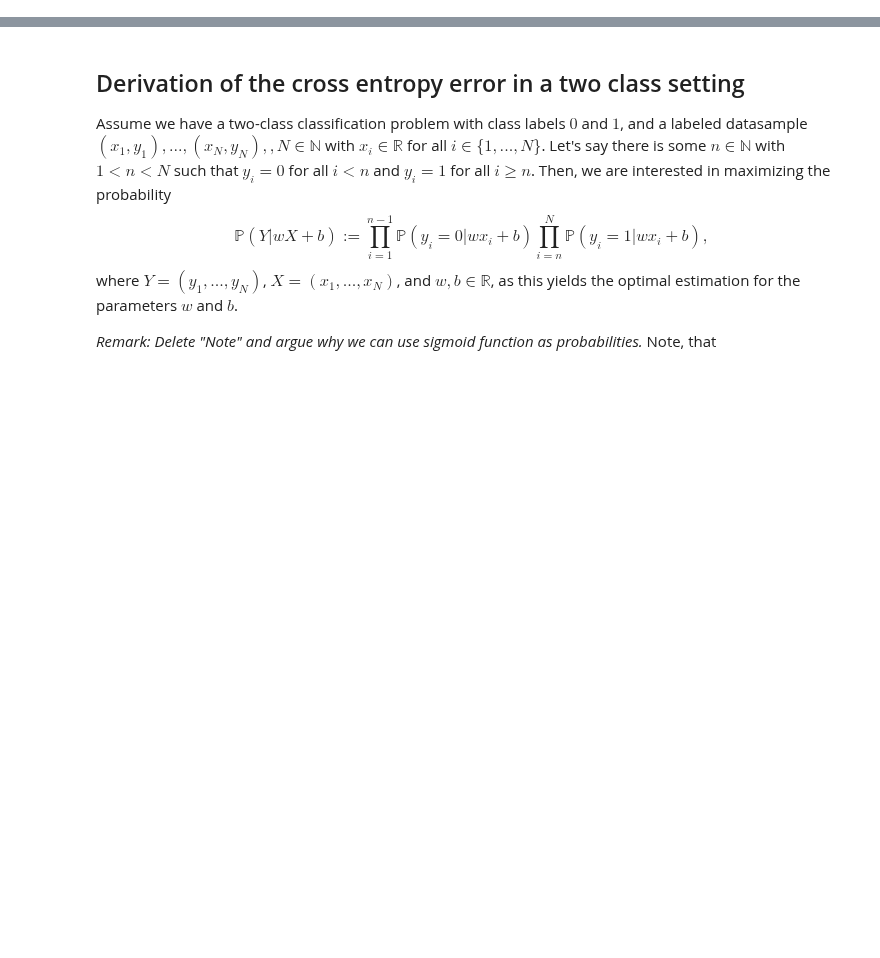
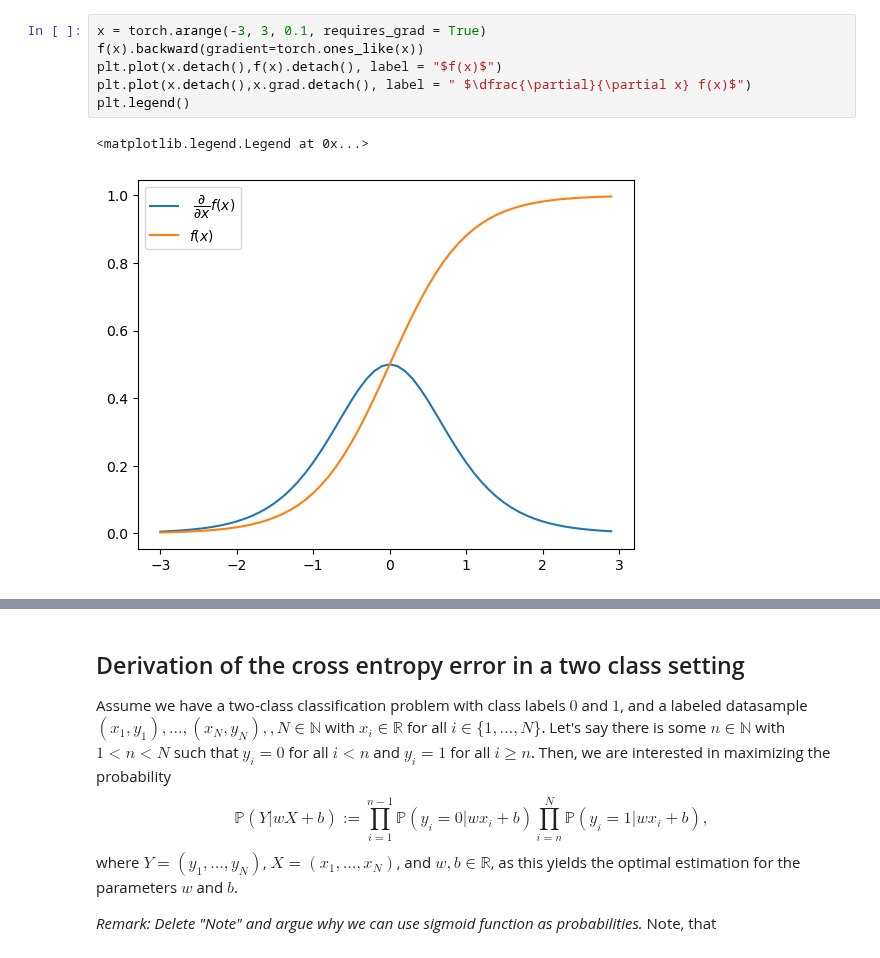
Before and after one commit to LinusLach/Blog, a Jupyter notebook: posts/post-with-code/Pytorch/Intro_Classification_NN.ipynb, the cells around one changed output, grey strips where cells are left out. Drawn from its saved outputs; the diff is of its cells as text; blank space fills up the shorter version.

```diff
--- a/posts/post-with-code/Pytorch/Intro_Classification_NN.ipynb
+++ b/posts/post-with-code/Pytorch/Intro_Classification_NN.ipynb
@@ -14,0 +74,9 @@ from ipywidgets import interact, widgets, Layout
+# %%
+x = torch.arange(-3, 3, 0.1, requires_grad = True)
+f(x).backward(gradient=torch.ones_like(x))
+plt.plot(x.detach(),f(x).detach(), label = "$f(x)$")
+plt.plot(x.detach(),x.grad.detach(), label = " $\dfrac{\partial}{\partial x} f(x)$")
+plt.legend()
+# %% [output]
+<matplotlib.legend.Legend at 0x...>
+[figure, added]
```
Also changed, not shown: parts of 28 cells of this notebook.
